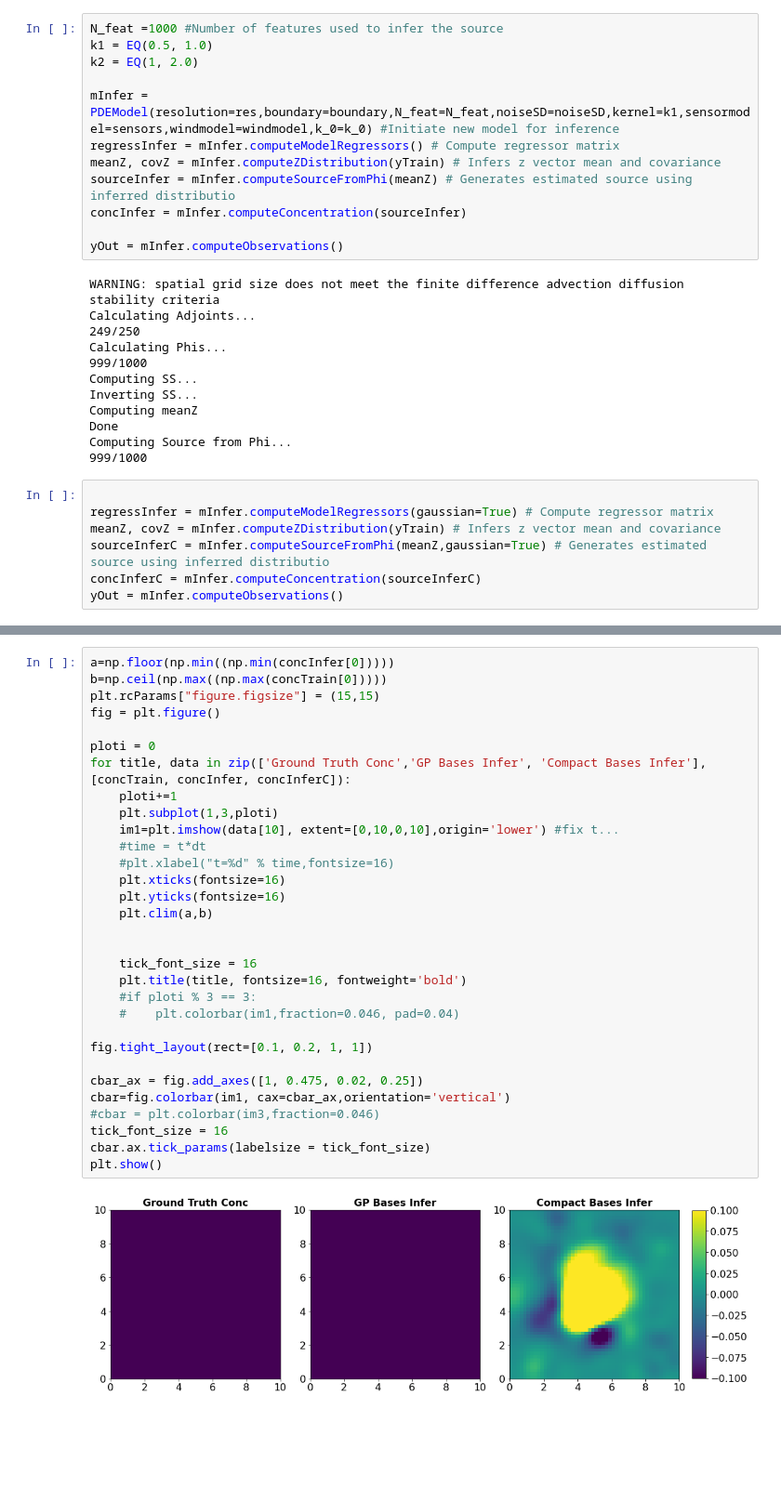
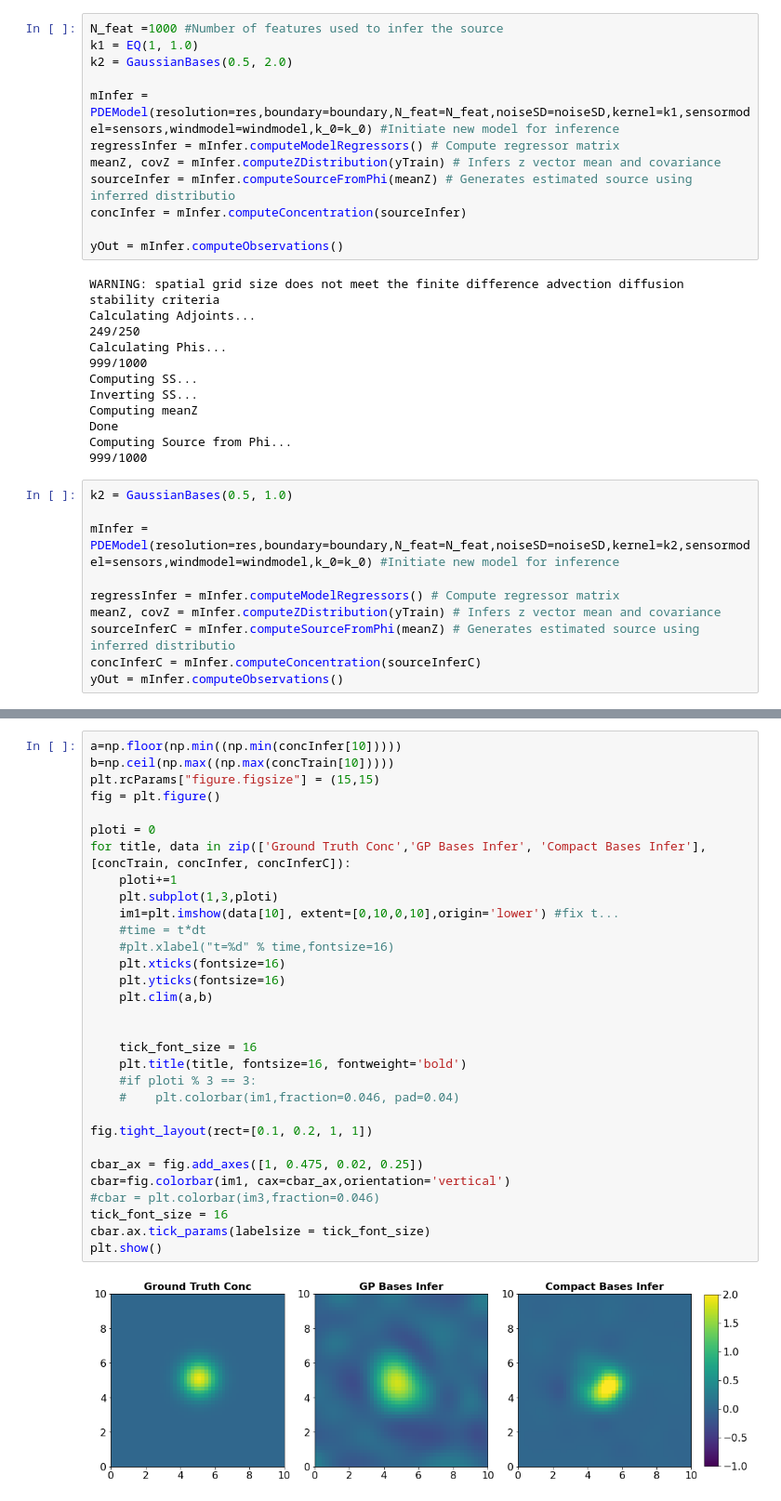
Before and after one commit to SheffieldML/advectionGP, a Jupyter notebook: jupyter/Gaussian Bases Demo.ipynb, the cells around one changed output, grey strips where cells are left out. Shown at 93% size. Drawn from its saved outputs; the diff is of its cells as text; blank space fills up the shorter version.

Commit message:
Added new Kernel Option
Added Gaussian bases kernel. Reverted inclusion of Gaussian bases in EQ kernel calss.

```diff
--- a/jupyter/Gaussian Bases Demo.ipynb
+++ b/jupyter/Gaussian Bases Demo.ipynb
@@ -484,8 +490,8 @@ concTrain=m.computeConcentration(sourceGT) # Compute concentration - runs advect
 yTrain= m.computeObservations(addNoise=True) # Compute observations with noise uses m.sensormodel for observation locations
 # %%
 N_feat =1000 #Number of features used to infer the source
-k1 = EQ(0.5, 1.0)
-k2 = EQ(1, 2.0)
+k1 = EQ(1, 1.0)
+k2 = GaussianBases(0.5, 2.0)
 
 mInfer = PDEModel(resolution=res,boundary=boundary,N_feat=N_feat,noiseSD=noiseSD,kernel=k1,sensormodel=sensors,windmodel=windmodel,k_0=k_0) #Initiate new model for inference
 regressInfer = mInfer.computeModelRegressors() # Compute regressor matrix
@@ -507,10 +513,13 @@ Done
 Computing Source from Phi...
 999/1000
 # %%
+k2 = GaussianBases(0.5, 1.0)
 
-regressInfer = mInfer.computeModelRegressors(gaussian=True) # Compute regressor matrix
+mInfer = PDEModel(resolution=res,boundary=boundary,N_feat=N_feat,noiseSD=noiseSD,kernel=k2,sensormodel=sensors,windmodel=windmodel,k_0=k_0) #Initiate new model for inference
+
+regressInfer = mInfer.computeModelRegressors() # Compute regressor matrix
 meanZ, covZ = mInfer.computeZDistribution(yTrain) # Infers z vector mean and covariance
-sourceInferC = mInfer.computeSourceFromPhi(meanZ,gaussian=True) # Generates estimated source using inferred distributio
+sourceInferC = mInfer.computeSourceFromPhi(meanZ) # Generates estimated source using inferred distributio
 concInferC = mInfer.computeConcentration(sourceInferC)
 yOut = mInfer.computeObservations()
 # %% [output]
@@ -528,33 +543,33 @@ Computing Source from Phi...
 # %%
-a=np.floor(np.min((np.min(concInfer[0]))))
-b=np.ceil(np.max((np.max(concTrain[0]))))
+a=np.floor(np.min((np.min(concInfer[10]))))
+b=np.ceil(np.max((np.max(concTrain[10]))))
 plt.rcParams["figure.figsize"] = (15,15)
 fig = plt.figure()
 
 ploti = 0
 for title, data in zip(['Ground Truth Conc','GP Bases Infer', 'Compact Bases Infer'],[concTrain, concInfer, concInferC]):
     ploti+=1
     plt.subplot(1,3,ploti)
     im1=plt.imshow(data[10], extent=[0,10,0,10],origin='lower') #fix t...
     #time = t*dt
     #plt.xlabel("t=%d" % time,fontsize=16)
     plt.xticks(fontsize=16)
     plt.yticks(fontsize=16)
     plt.clim(a,b)
 
 
     tick_font_size = 16
     plt.title(title, fontsize=16, fontweight='bold')
     #if ploti % 3 == 3:
     #    plt.colorbar(im1,fraction=0.046, pad=0.04)
 
 fig.tight_layout(rect=[0.1, 0.2, 1, 1])
 
 cbar_ax = fig.add_axes([1, 0.475, 0.02, 0.25])
 cbar=fig.colorbar(im1, cax=cbar_ax,orientation='vertical')
 #cbar = plt.colorbar(im3,fraction=0.046)
 tick_font_size = 16
 cbar.ax.tick_params(labelsize = tick_font_size)
 plt.show()
 # %% [output]
-[figure, old version]
+[figure, new version]
```
Also changed, not shown: parts of 30 cells of this notebook, 4 other files.
